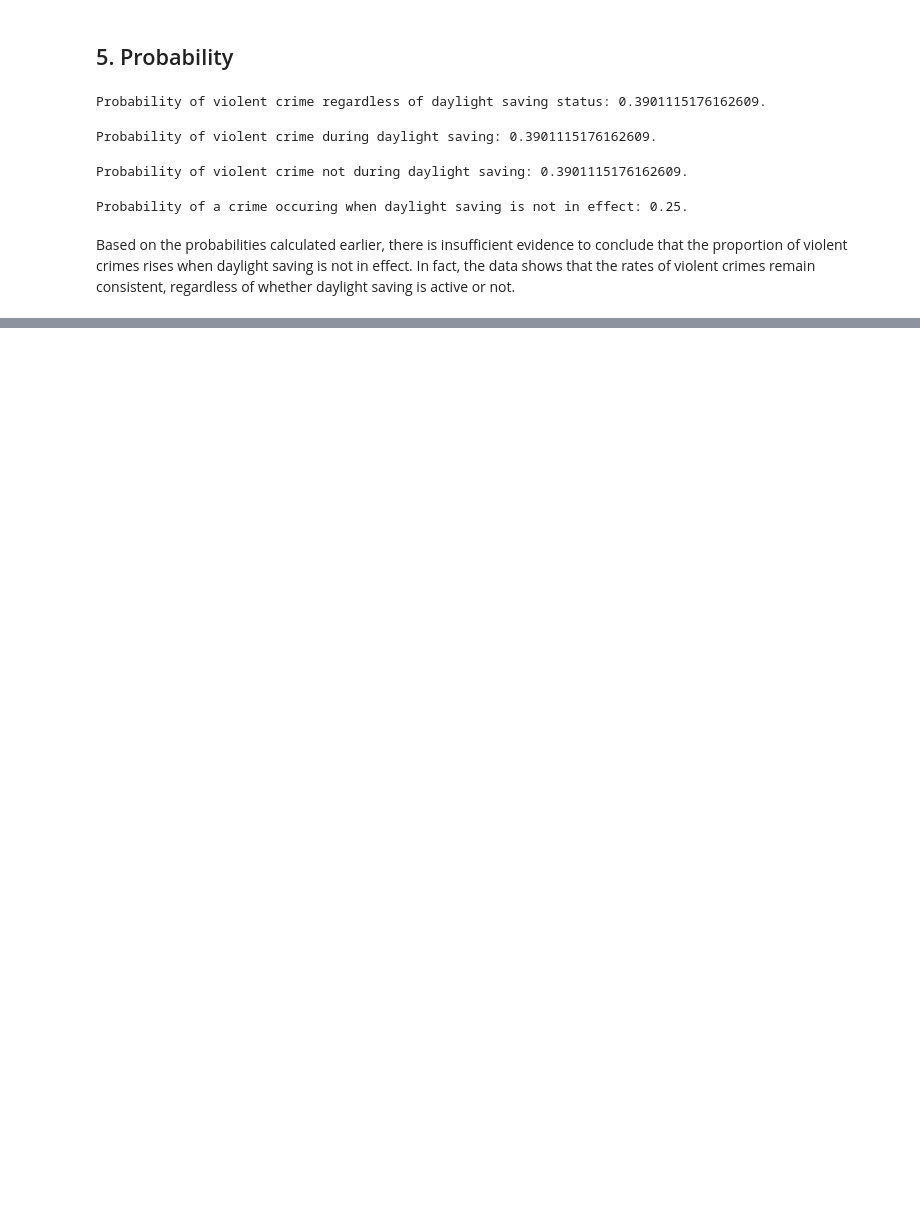
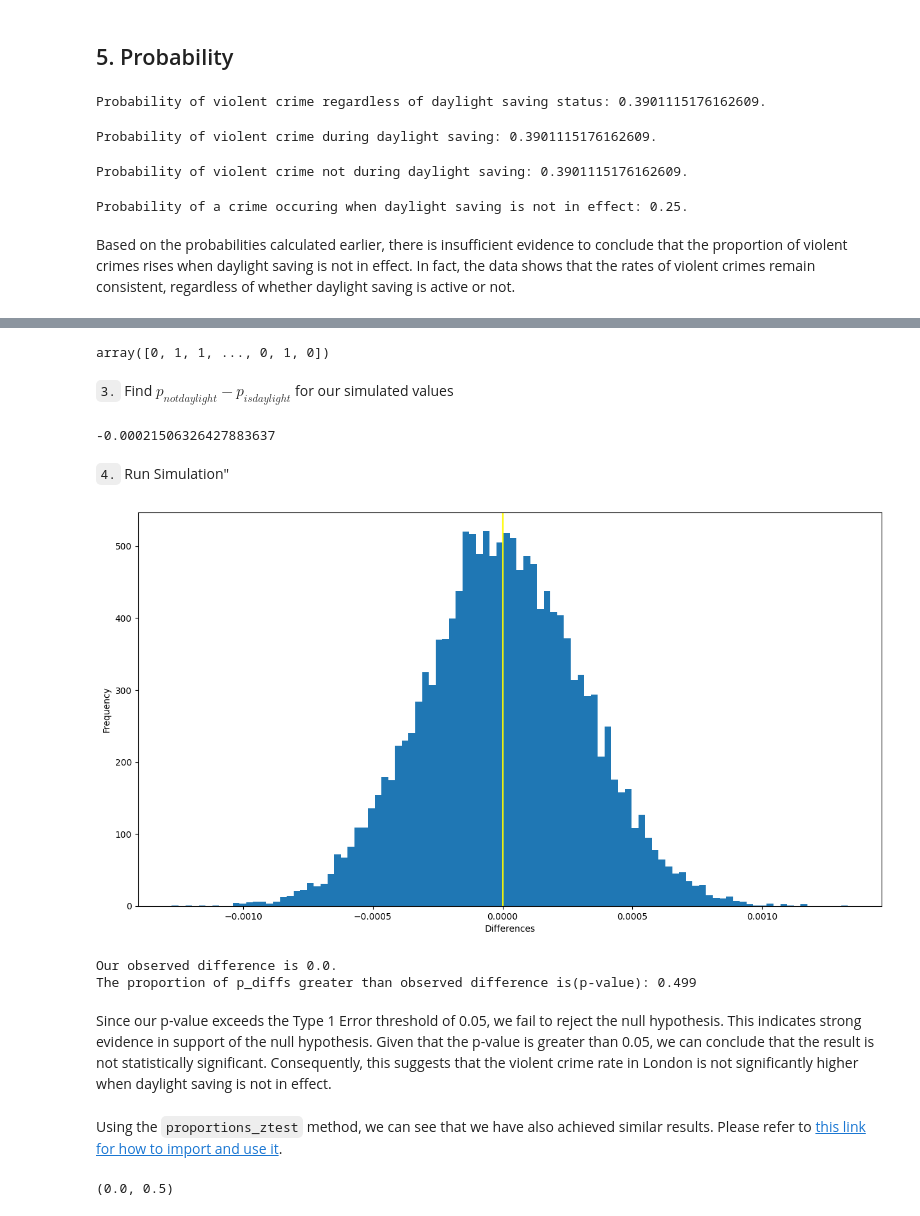
Before and after one commit to annahico/EDAs-Data_Analyst, a Jupyter notebook: London Crime/london_crime.ipynb, the cells around one changed output, grey strips where cells are left out. Drawn from its saved outputs; the diff is of its cells as text; code cells hidden in the pictures; blank space fills up the shorter version.

```diff
--- a/London Crime/london_crime.ipynb
+++ b/London Crime/london_crime.ipynb
@@ -291,0 +292,7 @@ First, let us restate our earlier findings. We will assume that \(P_{\text{no da
+# %%
+# p_notdaylight = p_isdaylight = violent_prob_mean
+violent_prob_mean = crime_df['violent'].mean()
+# number of crimes commited not during daylight saving
+n_notdaylight = crime_df.query("daylight_saving == 0").shape[0]
+# number of crimes commited during daylight saving
+n_isdaylight = crime_df.query("daylight_saving == 1").shape[0]
@@ -291,0 +307,46 @@ First, let us restate our earlier findings. We will assume that \(P_{\text{no da
+# %%
+isdaylight_violent = np.random.binomial(1, violent_prob_mean, n_isdaylight)
+isdaylight_violent
+# %% [output]
+array([0, 1, 1, ..., 0, 1, 0])
+# %% [markdown]
+`3.` Find $p_{notdaylight} - p_{isdaylight}$ for our simulated values
+# %%
+notdaylight_violent.mean() - isdaylight_violent.mean()
+# %% [output]
+-0.00021506326427883637
+# %% [markdown]
+`4.` Run Simulation"
+# %%
+p_diffs = []
+
+# running binomial simulations
+notdaylight_violent_simulate = np.random.binomial(n_notdaylight, violent_prob_mean, 15000)/n_notdaylight
+isdaylight_violent_simulate = np.random.binomial(n_isdaylight, violent_prob_mean, 15000)/n_isdaylight
+
+# calculate and store simulated differences
+p_diffs = notdaylight_violent_simulate - isdaylight_violent_simulate
+# %%
+# calculating observed difference
+obs_diff = violent_notdaylight - violent_isdaylight
+
+# plot the results
+plt.figure(figsize = (15,8))
+plt.hist(p_diffs, bins = 100)
+plt.axvline(p_diffs.mean(), color = 'red', label = 'Simulated Difference')
+plt.axvline(obs_diff, color = 'yellow', label = 'Observed Difference')
+plt.xlabel("Differences")
+plt.ylabel("Frequency");
+# %% [output]
+[figure, added]
+# %%
+print(f"Our observed difference is {obs_diff}.")
+print(f"The proportion of p_diffs greater than observed difference is(p-value): \
+{(p_diffs > obs_diff).mean()}")
+# %% [output]
+Our observed difference is 0.0.
+The proportion of p_diffs greater than observed difference is(p-value): 0.499
+# %% [markdown]
+Since our p-value exceeds the Type 1 Error threshold of 0.05, we fail to reject the null hypothesis. This indicates strong evidence in support of the null hypothesis. Given that the p-value is greater than 0.05, we can conclude that the result is not statistically significant. Consequently, this suggests that the violent crime rate in London is not significantly higher when daylight saving is not in effect.
+# %% [markdown]
+Using the `proportions_ztest` method, we can see that we have also achieved similar results. Please refer to [this link for how to import and use it](https://www.statsmodels.org/devel/generated/statsmodels.stats.proportion.proportions_ztest.html).
@@ -291,0 +359,6 @@ First, let us restate our earlier findings. We will assume that \(P_{\text{no da
+# %%
+z_score, pval = proportions_ztest([isdaylight_violent_count, notdaylight_violent_count],
+                                           [n_isdaylight, n_notdaylight], alternative = 'larger')
+z_score, pval
+# %% [output]
+(0.0, 0.5)
```
Also changed, not shown: parts of 30 cells of this notebook, 1 other file.
